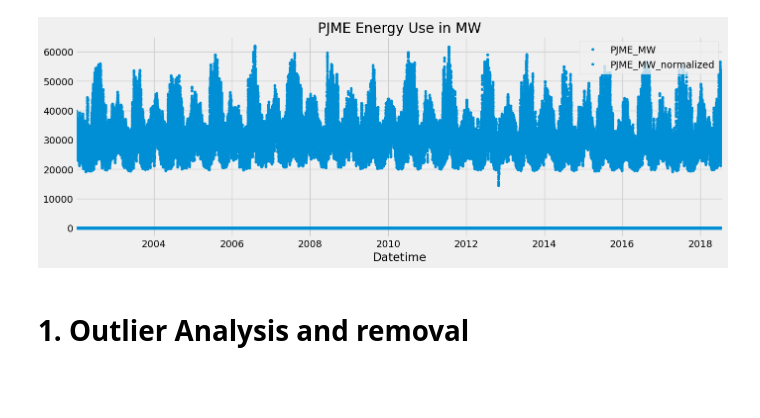
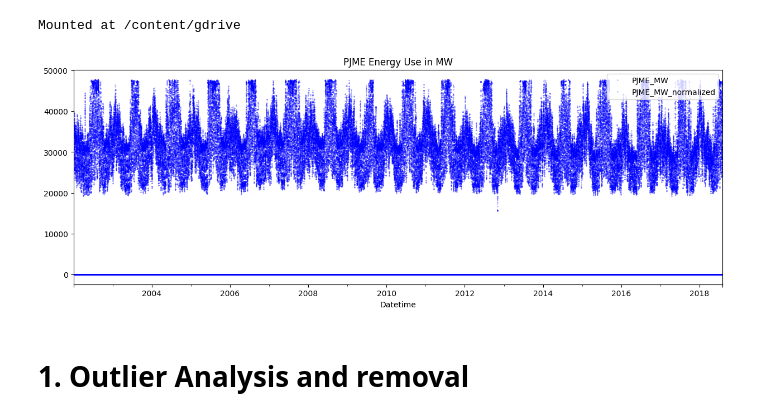
Before and after one commit to Rodizo/CS231N-Standford, a Jupyter notebook: Copy_of_PT2_Time_Series_Forecasting_with_XGBoost.ipynb, the cells around one changed output. Saved outputs shown, nothing was run; the diff lists cells and outputs as text; code cells hidden in the pictures; blank space fills up the shorter version.

```diff
--- a/Copy_of_PT2_Time_Series_Forecasting_with_XGBoost.ipynb
+++ b/Copy_of_PT2_Time_Series_Forecasting_with_XGBoost.ipynb
@@ -8,5 +8,12 @@ import seaborn as sns
 
 import xgboost as xgb
 from sklearn.metrics import mean_squared_error
-color_pal = sns.color_palette()
-plt.style.use('fivethirtyeight')
+# color_pal = sns.color_palette()
+# plt.style.use('fivethirtyeight')
+
+
+from google.colab import drive
+drive.mount('/content/gdrive')
+data = pd.read_excel('/content/gdrive/My Drive/processed_dataset.xlsx')
+# %% [output]
+Mounted at /content/gdrive
@@ -19,11 +20,15 @@ df.index = pd.to_datetime(df.index)
+# %%
+data = data.set_index('Datetime')
+data.index = pd.to_datetime(data.index)
 # %%
-df.plot(style='.',
+data.plot(style='.',
         figsize=(15, 5),
-        color=color_pal[0],
-        title='PJME Energy Use in MW')
+        color='blue',
+        title='PJME Energy Use in MW',
+        markersize = 0.5)
 plt.show()
 # %% [output]
-[figure, old version]
+[figure, new version]
 # %% [markdown]
 # 1. Outlier Analysis and removal
 # %%
```
Also changed, not shown: parts of 21 cells of this notebook.
